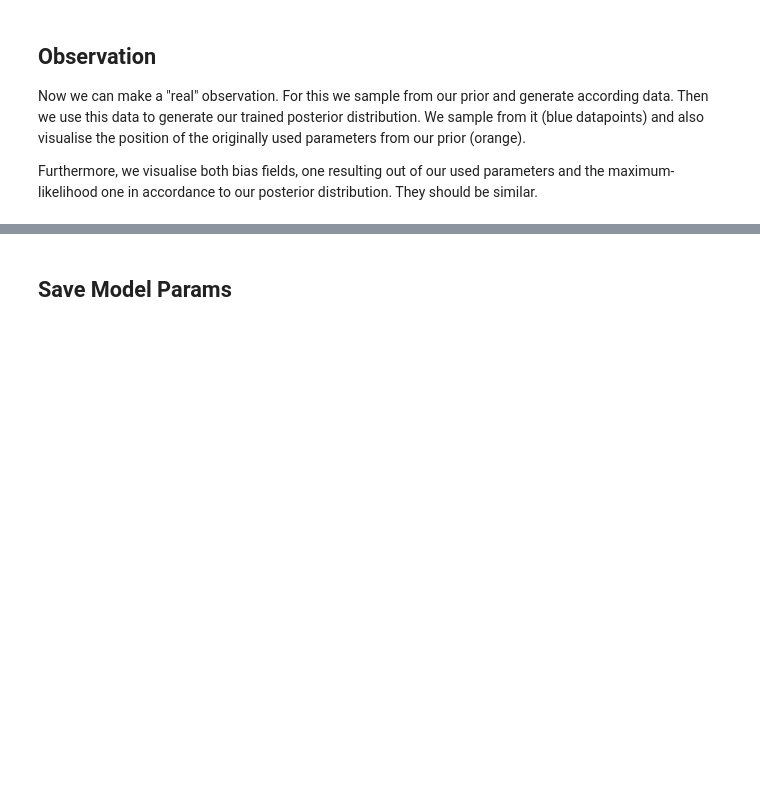
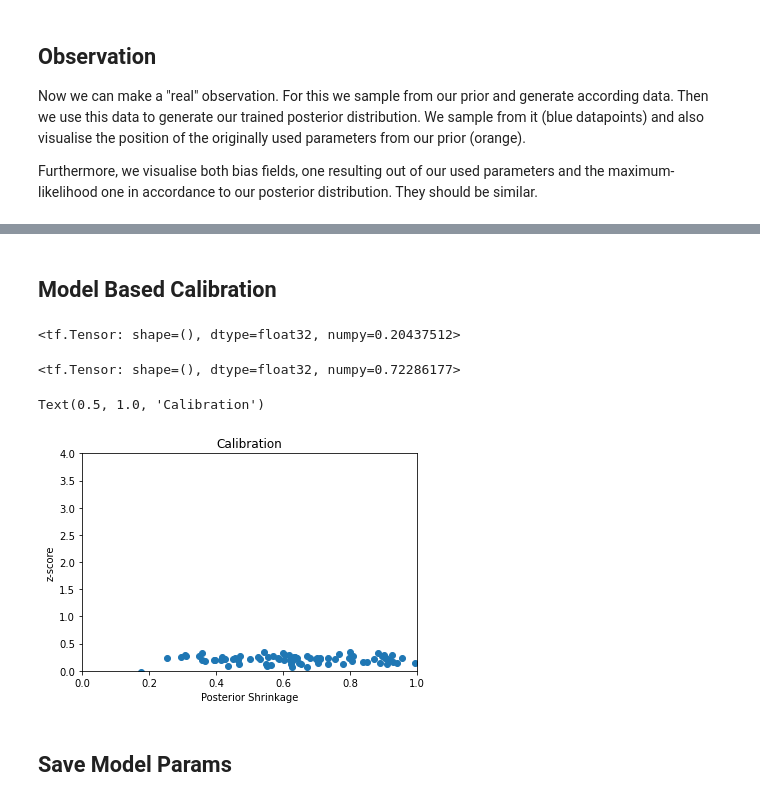
Before and after one commit to evanwonisch/bayesian-inference, a Jupyter notebook: MinField SBI.ipynb, the cells around one changed output, grey strips where cells are left out. Saved outputs shown, nothing was run; the diff lists cells and outputs as text; code cells hidden in the pictures; blank space fills up the shorter version.

Commit message:
Included Model Based Calibration

```diff
--- a/MinField SBI.ipynb
+++ b/MinField SBI.ipynb
@@ -325,0 +344,32 @@ Text(0.5, 1.0, 'Mean posterior Bias')
+# %% [markdown]
+## Model Based Calibration
+# %%
+batch_x, batch_theta = None, None
+for batch_x_, batch_theta_ in dataset.take(1):
+    batch_x, batch_theta = batch_x_, batch_theta_
+# %%
+_, posterior_dist_means, posterior_dist_vars = variational_dist.calc_mixture_params(compressor(batch_x))
+posterior_dist_means = posterior_dist_means[0]
+posterior_dist_vars = posterior_dist_vars[0]
+# %%
+z_score = tf.reduce_mean(tf.abs((posterior_dist_means - batch_theta) / posterior_dist_vars), axis = 1)
+# %%
+shrinkage = tf.reduce_mean(1 - posterior_dist_vars / proposal_prior.variance(), axis = 1)
+# %%
+tf.reduce_mean(shrinkage)
+# %% [output]
+<tf.Tensor: shape=(), dtype=float32, numpy=0.20437512>
+# %%
+tf.reduce_mean(z_score)
+# %% [output]
+<tf.Tensor: shape=(), dtype=float32, numpy=0.72286177>
+# %%
+plt.scatter(z_score, shrinkage)
+plt.xlim([0,1])
+plt.ylim([0,4])
+plt.xlabel("Posterior Shrinkage")
+plt.ylabel("z-score")
+plt.title("Calibration")
+# %% [output]
+Text(0.5, 1.0, 'Calibration')
+[figure, added]
```
Also changed, not shown: parts of 12 cells of this notebook.
